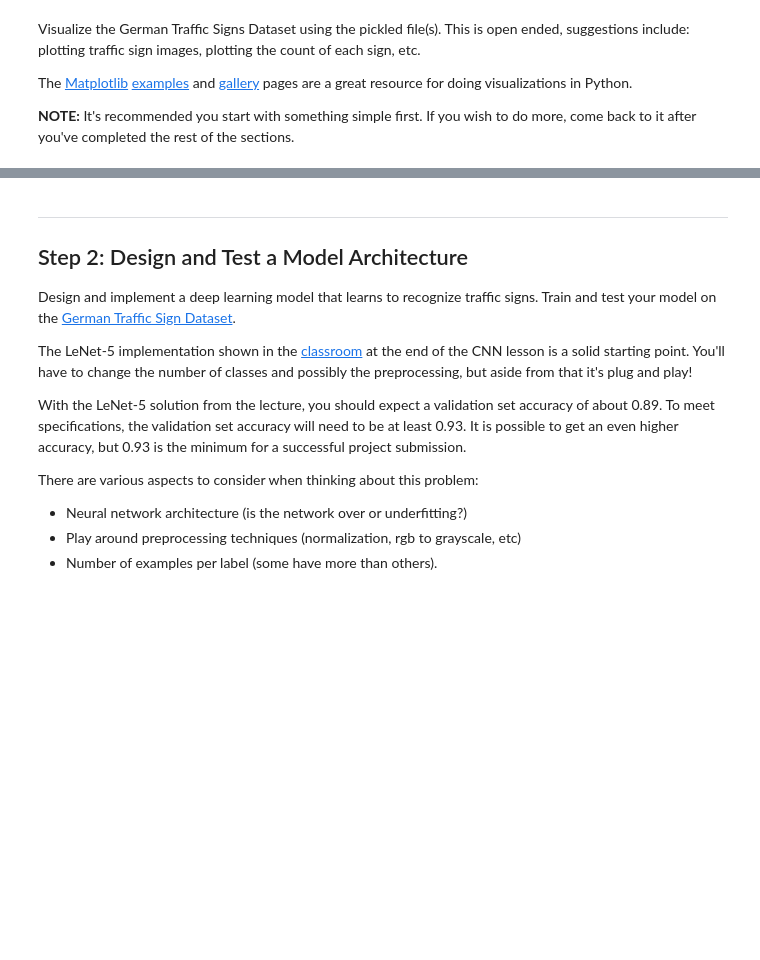
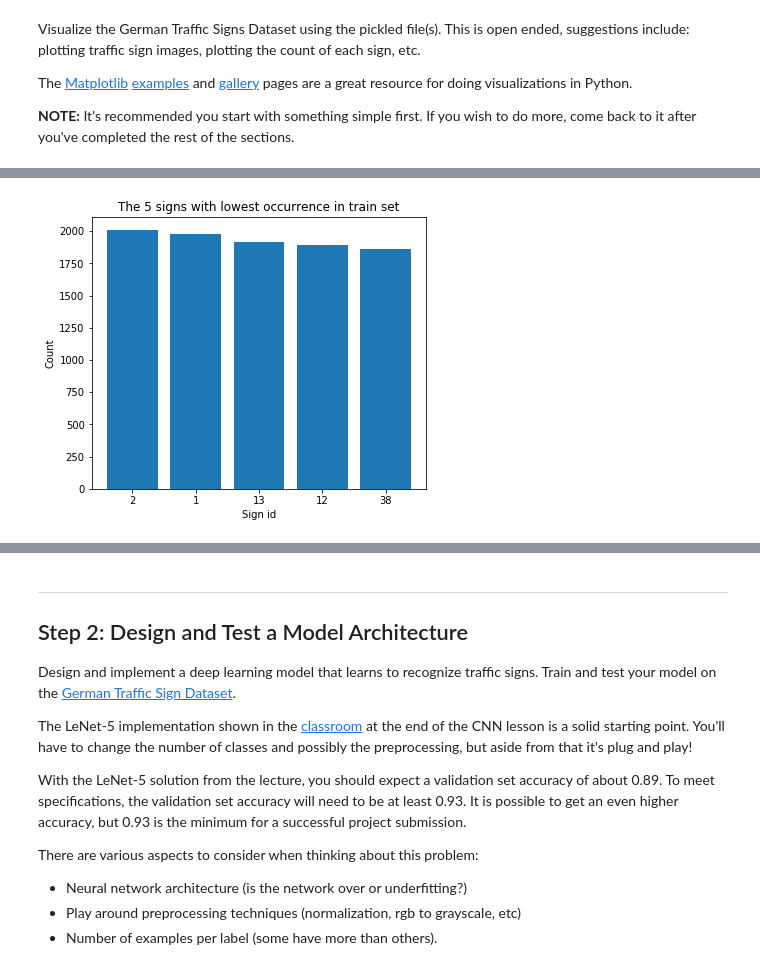
Before and after one commit to mbachm/CarND-Traffic-Sign-Classifier-Project, a Jupyter notebook: Traffic_Sign_Classifier.ipynb, the cells around one changed output, grey strips where cells are left out. Drawn from its saved outputs; the diff is of its cells as text; code cells hidden in the pictures; blank space fills up the shorter version.

```diff
--- a/Traffic_Sign_Classifier.ipynb
+++ b/Traffic_Sign_Classifier.ipynb
@@ -93,0 +109,15 @@ import matplotlib.pyplot as plt
+# %%
+values = np.empty([5], dtype=int)
+values = np.argsort(counts)[-5:][::-1]
+count = np.empty([5], dtype=int)
+for idx,value in enumerate(values):
+    count[idx] = counts[value]
+plt.figure(figsize=(6,5))
+plt.title("The 5 signs with lowest occurrence in train set")
+plt.ylabel("Count")
+plt.xlabel("Sign id")
+plt.bar(np.arange(5), (int(count[0]),int(count[1]), int(count[2]), int(count[3]), int(count[4])), align='center')
+plt.xticks(np.arange(5), (int(values[0]),int(values[1]), int(values[2]), int(values[3]), int(values[4])))
+plt.show()
+# %% [output]
+[figure, added]
```
Also changed, not shown: parts of 6 cells of this notebook.
